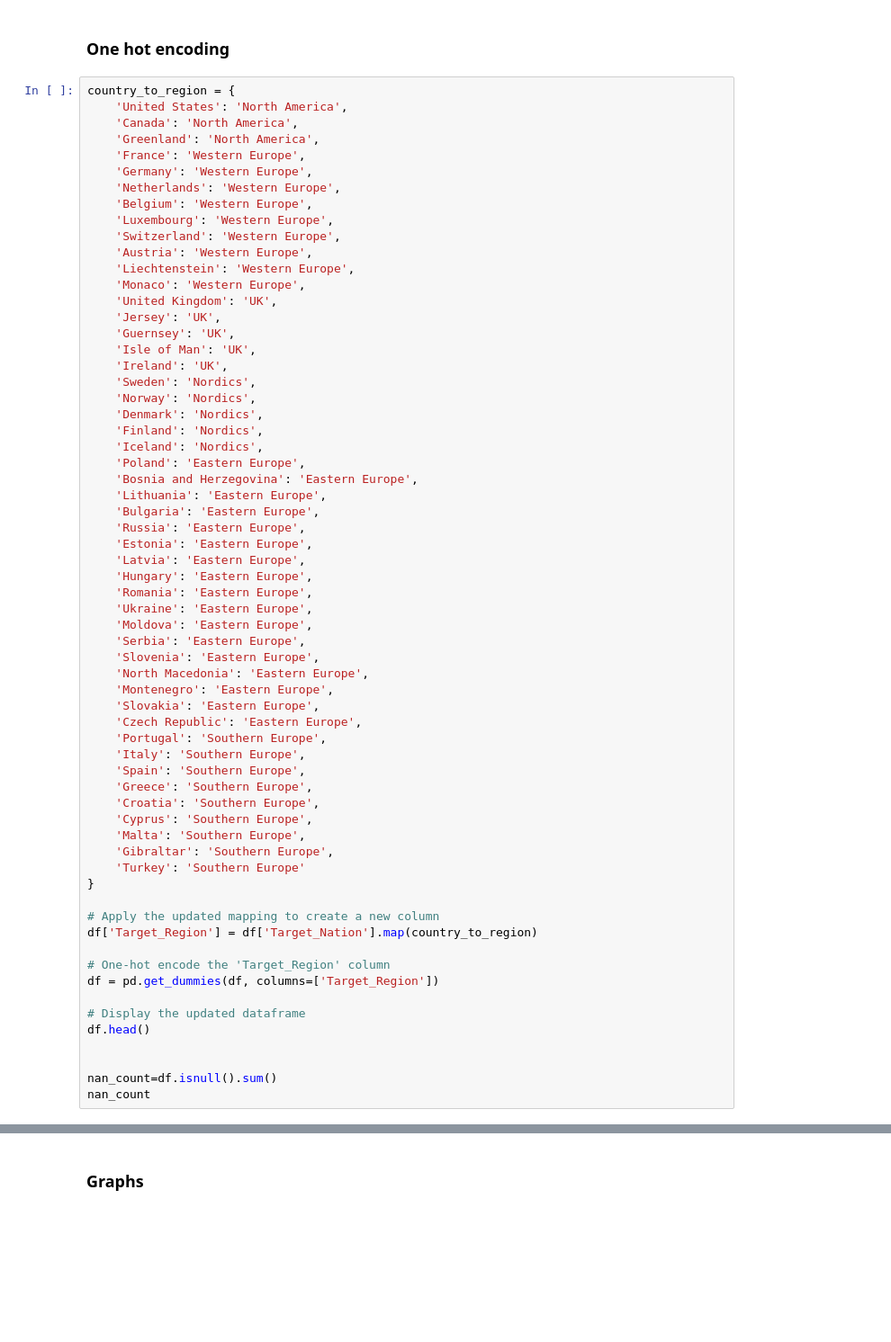
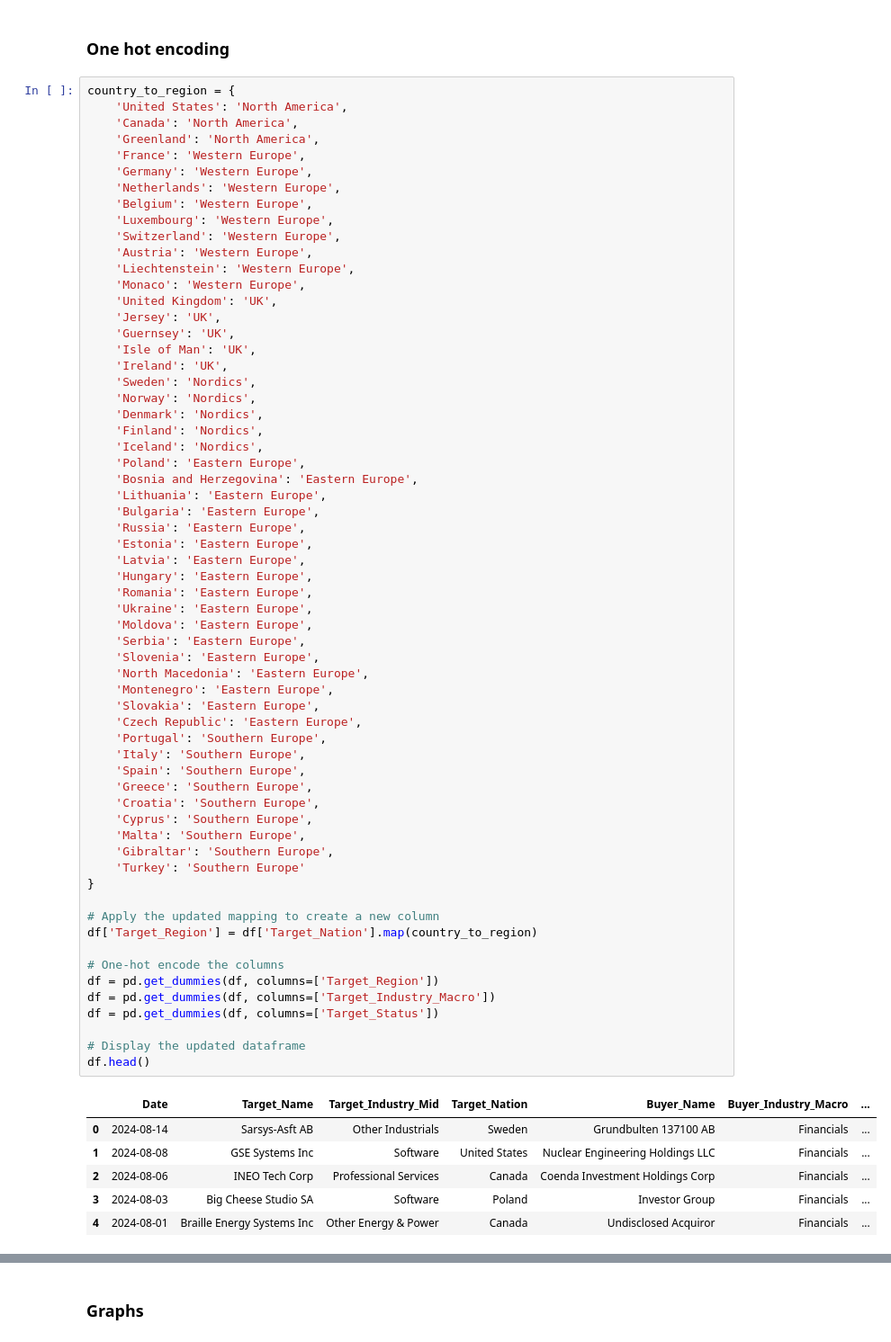
Before and after one commit to georgylevin27/ValTool, a Jupyter notebook: notebooks/Larry.ipynb, the cells around one changed output, grey strips where cells are left out. Shown at 90% size. Cells and saved outputs as stored; diff of their text form; blank space fills up the shorter version.

```diff
--- a/notebooks/Larry.ipynb
+++ b/notebooks/Larry.ipynb
@@ -299,35 +294,39 @@ country_to_region = {
     'Latvia': 'Eastern Europe',
     'Hungary': 'Eastern Europe',
     'Romania': 'Eastern Europe',
     'Ukraine': 'Eastern Europe',
     'Moldova': 'Eastern Europe',
     'Serbia': 'Eastern Europe',
     'Slovenia': 'Eastern Europe',
     'North Macedonia': 'Eastern Europe',
     'Montenegro': 'Eastern Europe',
     'Slovakia': 'Eastern Europe',
     'Czech Republic': 'Eastern Europe',
     'Portugal': 'Southern Europe',
     'Italy': 'Southern Europe',
     'Spain': 'Southern Europe',
     'Greece': 'Southern Europe',
     'Croatia': 'Southern Europe',
     'Cyprus': 'Southern Europe',
     'Malta': 'Southern Europe',
     'Gibraltar': 'Southern Europe',
     'Turkey': 'Southern Europe'
 }
 
 # Apply the updated mapping to create a new column
 df['Target_Region'] = df['Target_Nation'].map(country_to_region)
 
-# One-hot encode the 'Target_Region' column
+# One-hot encode the columns
 df = pd.get_dummies(df, columns=['Target_Region'])
+df = pd.get_dummies(df, columns=['Target_Industry_Macro'])
+df = pd.get_dummies(df, columns=['Target_Status'])
 
 # Display the updated dataframe
 df.head()
-
-
-nan_count=df.isnull().sum()
-nan_count
 # %% [output]
+|  | Date | Target_Name | Target_Industry_Mid | Target_Nation | Buyer_Name | Buyer_Industry_Macro | ... |
+| 0 | 2024-08-14 | Sarsys-Asft AB | Other Industrials | Sweden | Grundbulten 137100 AB | Financials | ... |
+| 1 | 2024-08-08 | GSE Systems Inc | Software | United States | Nuclear Engineering Holdings LLC | Financials | ... |
+| 2 | 2024-08-06 | INEO Tech Corp | Professional Services | Canada | Coenda Investment Holdings Corp | Financials | ... |
+| 3 | 2024-08-03 | Big Cheese Studio SA | Software | Poland | Investor Group | Financials | ... |
+| 4 | 2024-08-01 | Braille Energy Systems Inc | Other Energy & Power | Canada | Undisclosed Acquiror | Financials | ... |
```
Also changed, not shown: parts of 24 cells of this notebook.
